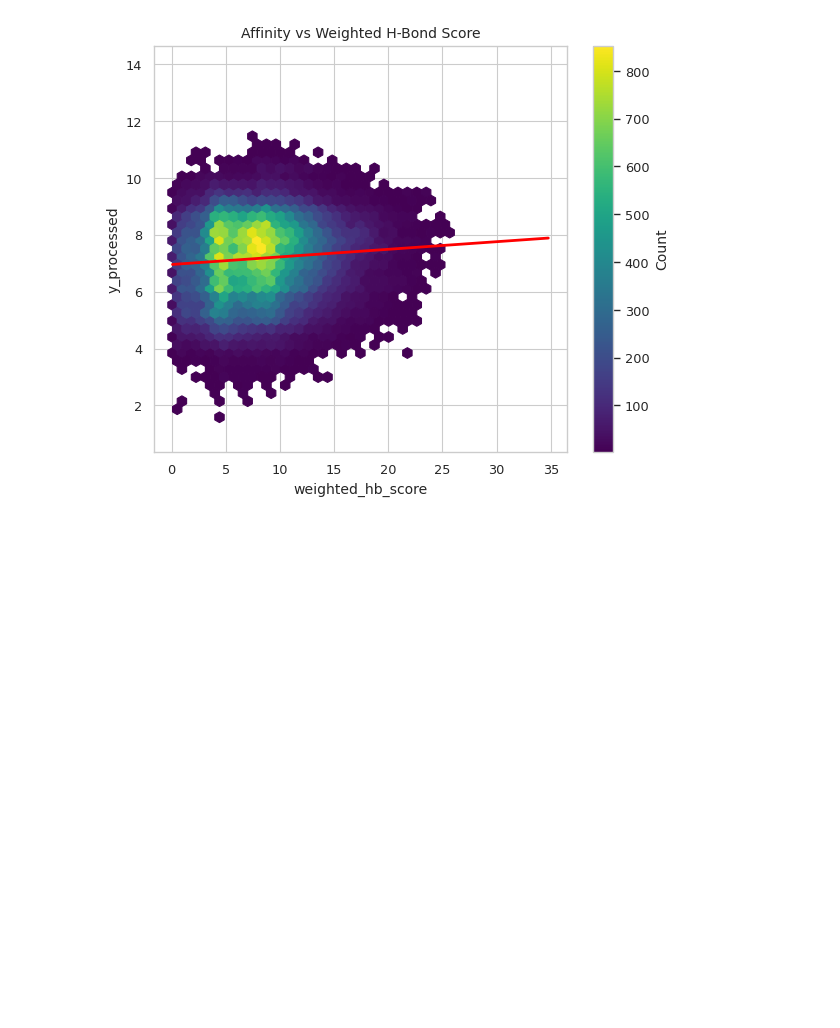
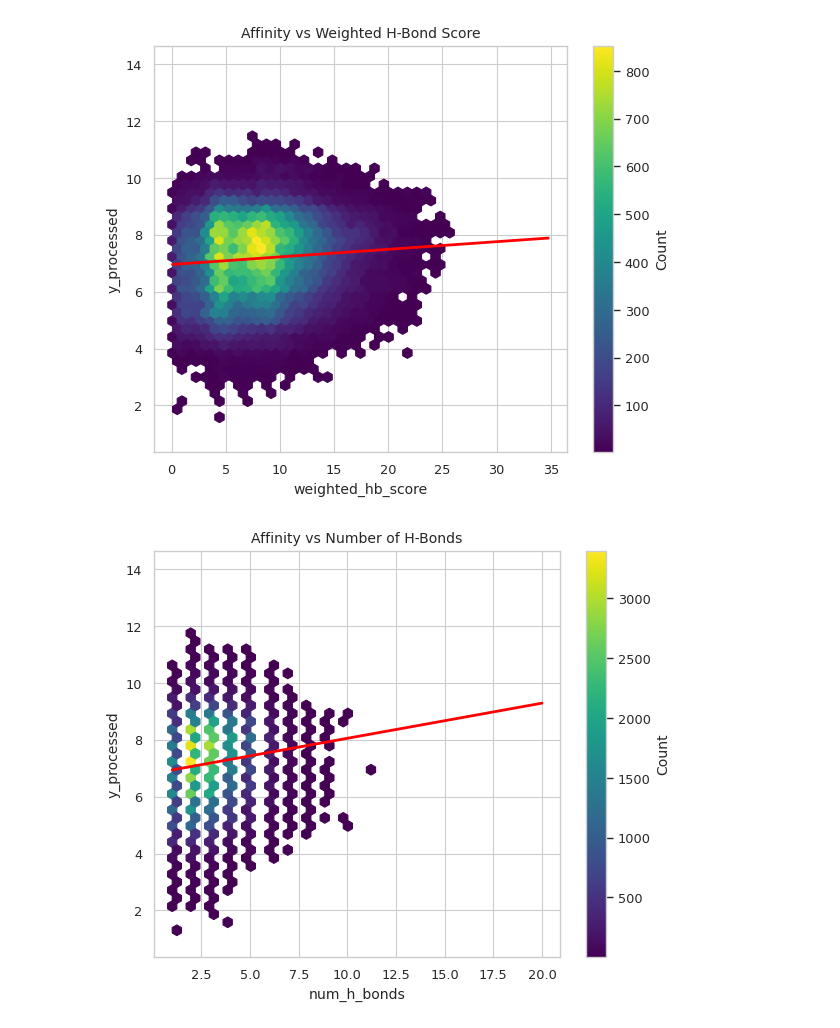
Before and after one commit to fatemeh-moghaddam/kinodata-3D-affinity-prediction, a Jupyter notebook: prob/interactions/interaction_scores.ipynb, the cells around one changed output. Drawn from its saved outputs; the diff is of its cells as text; code cells hidden in the pictures; blank space fills up the shorter version.

```diff
--- a/prob/interactions/interaction_scores.ipynb
+++ b/prob/interactions/interaction_scores.ipynb
@@ -634,5 +723,9 @@ scatter_affinity_vs_bonds(bond_scores, bond_col="weighted_hb_score", title="Affi
 # %% [output]
 [figure]
+# %%
+scatter_affinity_vs_bonds(num_hydrogen_bonds, bond_col="num_h_bonds", title="Affinity vs Number of H-Bonds", save_path=_DATA_DIR/"probing/targets/figures/affinity_vs_num_h_bonds.png")
+# %% [output]
+[figure, added]
 # %%
 for intr_name, intr_df in interactions.items():
     corrs = compute_correlations(intr_df, bond_col=intr_name)
```
Also changed, not shown: parts of 22 cells of this notebook.
